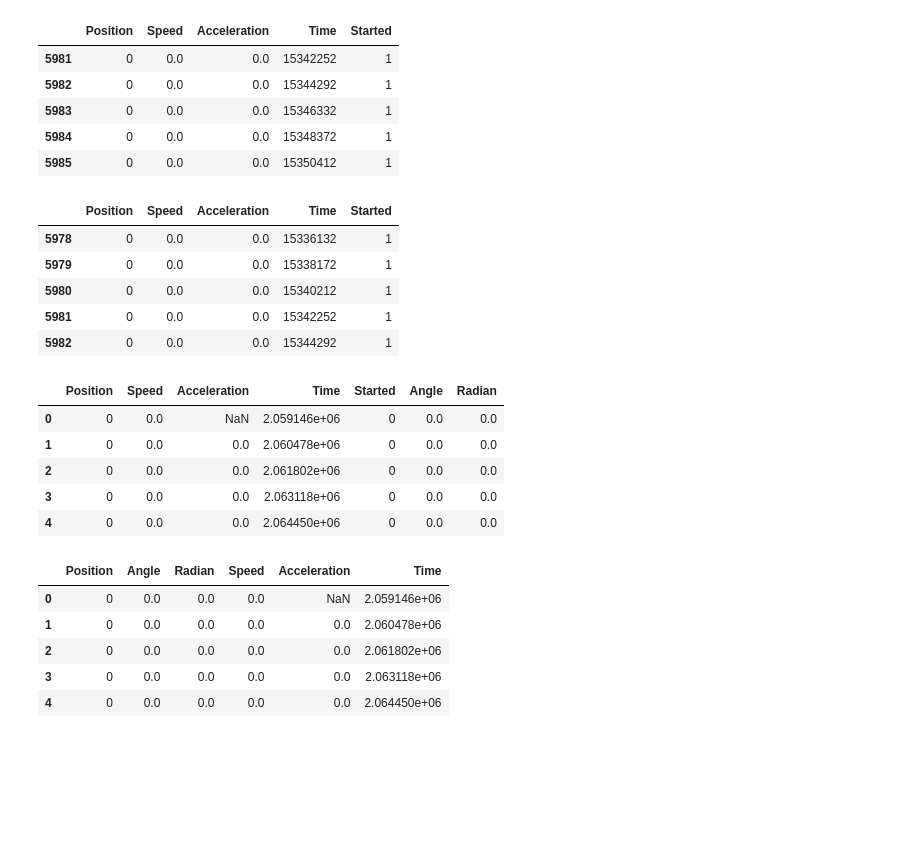
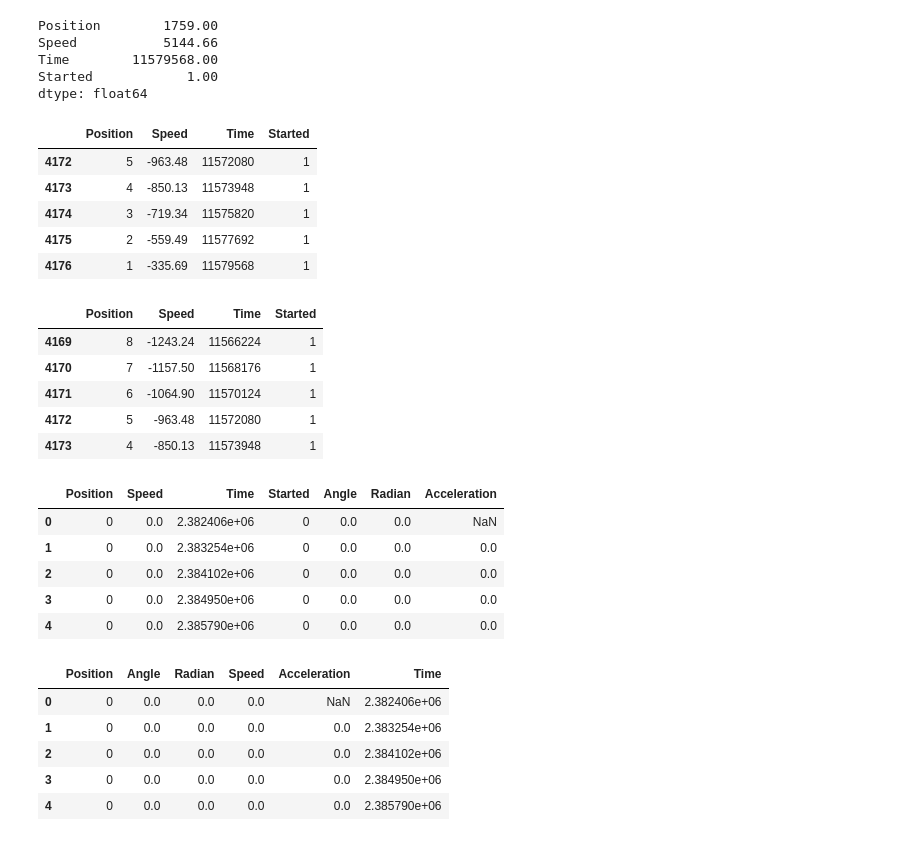
Before and after one commit to omzlette/Auto-Checkers, a Jupyter notebook: plotgraph.ipynb, the cells around one changed output. Cells and saved outputs as stored; diff of their text form; code cells hidden in the pictures; blank space fills up the shorter version.

```diff
--- a/plotgraph.ipynb
+++ b/plotgraph.ipynb
@@ -1,8 +1,10 @@
 # %%
 from matplotlib import pyplot as plt
 import pandas as pd
+import numpy as np
+import warnings
 
-columns=['Position', 'Speed', 'Acceleration', 'Time', 'Started']
+columns=['Position', 'Speed', 'Time', 'Started']
 
 # Load .log file
 with open('./arduino/putty.log', 'r') as f:
@@ -12,6 +14,8 @@ with open('./arduino/putty.log', 'r') as f:
     lines = lines[2:-1]
 
     df = pd.DataFrame([l.split(',') for l in lines], columns=columns)
+
+warnings.filterwarnings("ignore")
 # %%
 # Convert to numeric
 for column in columns:
@@ -28,44 +37,55 @@ df.head()
+# %%
+df.max()
+# %% [output]
+Position        1759.00
+Speed           5144.66
+Time        11579568.00
+Started            1.00
+dtype: float64
 # %%
 df.tail()
 # %% [output]
-|  | Position | Speed | Acceleration | Time | Started |
-| 5981 | 0 | 0.0 | 0.0 | 15342252 | 1 |
-| 5982 | 0 | 0.0 | 0.0 | 15344292 | 1 |
-| 5983 | 0 | 0.0 | 0.0 | 15346332 | 1 |
-| 5984 | 0 | 0.0 | 0.0 | 15348372 | 1 |
-| 5985 | 0 | 0.0 | 0.0 | 15350412 | 1 |
+|  | Position | Speed | Time | Started |
+| 4172 | 5 | -963.48 | 11572080 | 1 |
+| 4173 | 4 | -850.13 | 11573948 | 1 |
+| 4174 | 3 | -719.34 | 11575820 | 1 |
+| 4175 | 2 | -559.49 | 11577692 | 1 |
+| 4176 | 1 | -335.69 | 11579568 | 1 |
 # %%
 df = df[:-3]
 df.tail()
 # %% [output]
-|  | Position | Speed | Acceleration | Time | Started |
-| 5978 | 0 | 0.0 | 0.0 | 15336132 | 1 |
-| 5979 | 0 | 0.0 | 0.0 | 15338172 | 1 |
-| 5980 | 0 | 0.0 | 0.0 | 15340212 | 1 |
-| 5981 | 0 | 0.0 | 0.0 | 15342252 | 1 |
-| 5982 | 0 | 0.0 | 0.0 | 15344292 | 1 |
+|  | Position | Speed | Time | Started |
+| 4169 | 8 | -1243.24 | 11566224 | 1 |
+| 4170 | 7 | -1157.50 | 11568176 | 1 |
+| 4171 | 6 | -1064.90 | 11570124 | 1 |
+| 4172 | 5 | -963.48 | 11572080 | 1 |
+| 4173 | 4 | -850.13 | 11573948 | 1 |
 # %%
 # Calculate angle from position
-df['Angle'] = df['Position'].apply(lambda x: x * 360 / 1600)
+spr = 1600
+
+df['Angle'] = df['Position'].apply(lambda x: x * 360 / spr)
 df['Radian'] = df['Angle'].apply(lambda x: x * 3.14159 / 180)
+df['Speed'] = df['Speed'] * (2 * np.pi) / spr
 df['Time'] = df['Time'] - df['Time'].min() / 1000000
 df['Acceleration'] = df['Speed'].diff() / df['Time'].diff()
 df.head()
 # %% [output]
-|  | Position | Speed | Acceleration | Time | Started | Angle | Radian |
-| 0 | 0 | 0.0 | NaN | 2.059146e+06 | 0 | 0.0 | 0.0 |
-| 1 | 0 | 0.0 | 0.0 | 2.060478e+06 | 0 | 0.0 | 0.0 |
-| 2 | 0 | 0.0 | 0.0 | 2.061802e+06 | 0 | 0.0 | 0.0 |
-| 3 | 0 | 0.0 | 0.0 | 2.063118e+06 | 0 | 0.0 | 0.0 |
-| 4 | 0 | 0.0 | 0.0 | 2.064450e+06 | 0 | 0.0 | 0.0 |
+|  | Position | Speed | Time | Started | Angle | Radian | Acceleration |
+| 0 | 0 | 0.0 | 2.382406e+06 | 0 | 0.0 | 0.0 | NaN |
+| 1 | 0 | 0.0 | 2.383254e+06 | 0 | 0.0 | 0.0 | 0.0 |
+| 2 | 0 | 0.0 | 2.384102e+06 | 0 | 0.0 | 0.0 | 0.0 |
+| 3 | 0 | 0.0 | 2.384950e+06 | 0 | 0.0 | 0.0 | 0.0 |
+| 4 | 0 | 0.0 | 2.385790e+06 | 0 | 0.0 | 0.0 | 0.0 |
 # %%
 # move time column to the end
 df = df[['Position', 'Angle', 'Radian', 'Speed', 'Acceleration', 'Time']]
 df.head()
 # %% [output]
 |  | Position | Angle | Radian | Speed | Acceleration | Time |
-| 0 | 0 | 0.0 | 0.0 | 0.0 | NaN | 2.059146e+06 |
-| 1 | 0 | 0.0 | 0.0 | 0.0 | 0.0 | 2.060478e+06 |
-| 2 | 0 | 0.0 | 0.0 | 0.0 | 0.0 | 2.061802e+06 |
-| 3 | 0 | 0.0 | 0.0 | 0.0 | 0.0 | 2.063118e+06 |
-| 4 | 0 | 0.0 | 0.0 | 0.0 | 0.0 | 2.064450e+06 |
+| 0 | 0 | 0.0 | 0.0 | 0.0 | NaN | 2.382406e+06 |
+| 1 | 0 | 0.0 | 0.0 | 0.0 | 0.0 | 2.383254e+06 |
+| 2 | 0 | 0.0 | 0.0 | 0.0 | 0.0 | 2.384102e+06 |
+| 3 | 0 | 0.0 | 0.0 | 0.0 | 0.0 | 2.384950e+06 |
+| 4 | 0 | 0.0 | 0.0 | 0.0 | 0.0 | 2.385790e+06 |
```
Also changed, not shown: parts of 19 cells of this notebook, 8 other files.
